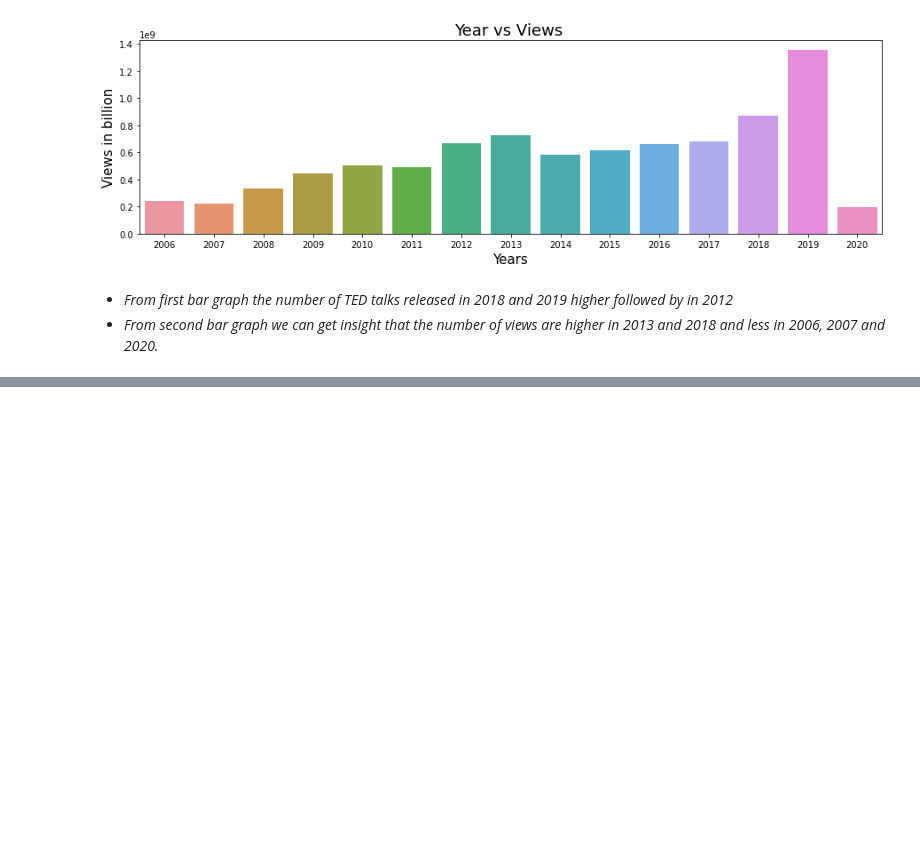
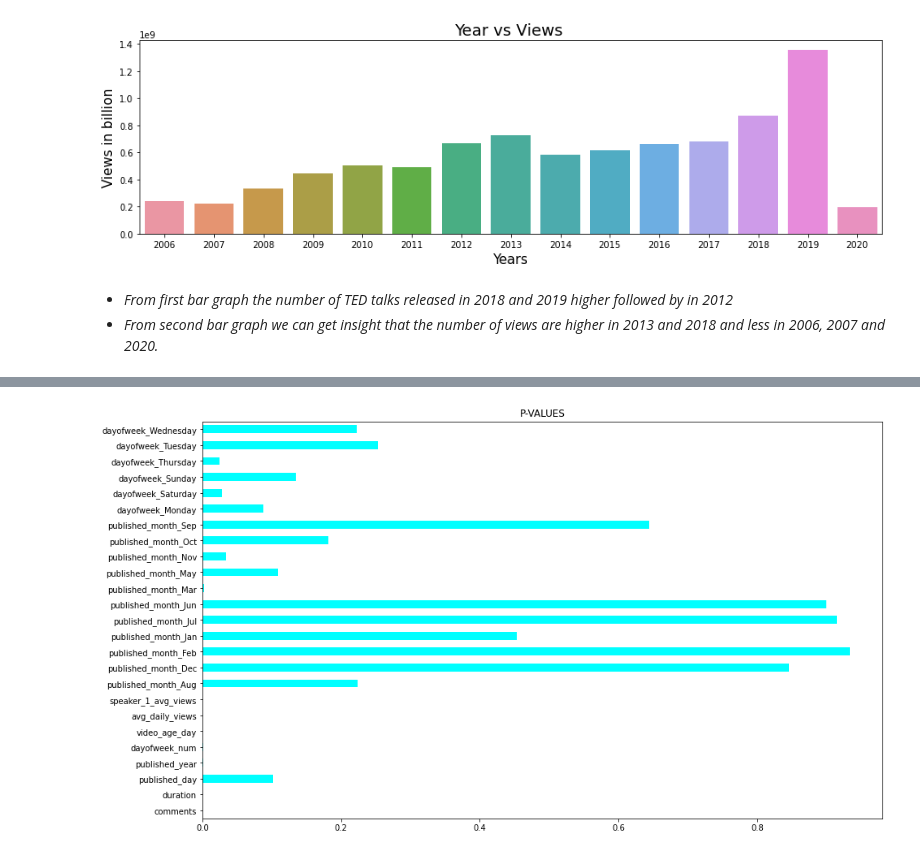
Before and after one commit to paulsoumyadip/ted_talk_views_prediction, a Jupyter notebook: Ted_Talks_Views_Prediction_Regression_Capstone_.ipynb, the cells around one changed output, grey strips where cells are left out. Saved outputs shown, nothing was run; the diff lists cells and outputs as text; code cells hidden in the pictures; blank space fills up the shorter version.

```diff
--- a/Ted_Talks_Views_Prediction_Regression_Capstone_.ipynb
+++ b/Ted_Talks_Views_Prediction_Regression_Capstone_.ipynb
@@ -470,0 +542,7 @@ Text(0.5, 1.0, 'Year vs Views ')
+# %%
+y = tedtalk_df['views']
+X = tedtalk_df.drop(columns='views')
+# %%
+X = pd.get_dummies(X, drop_first= True)
+print(X.shape)
+X.sample(5)
@@ -470,0 +558,8 @@ Text(0.5, 1.0, 'Year vs Views ')
+# %%
+f_scores = f_regression(X, y)
+p_values= pd.Series(f_scores[1],index= X.columns)
+p_values.plot(kind='barh',color='aqua',figsize=(15,9))
+plt.title('P-VALUES')
+plt.show()
+# %% [output]
+[figure, added]
```
Also changed, not shown: parts of 37 cells of this notebook.
